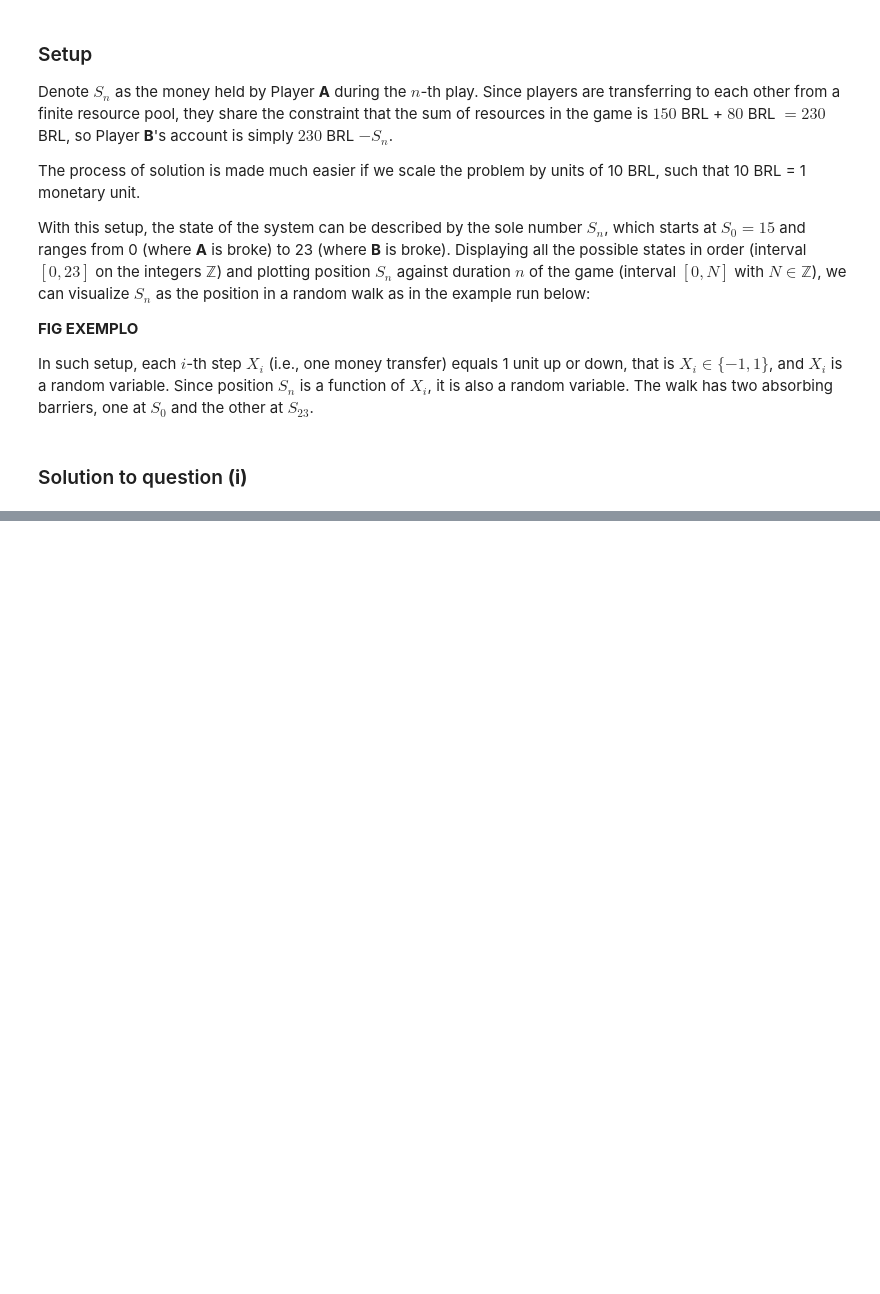
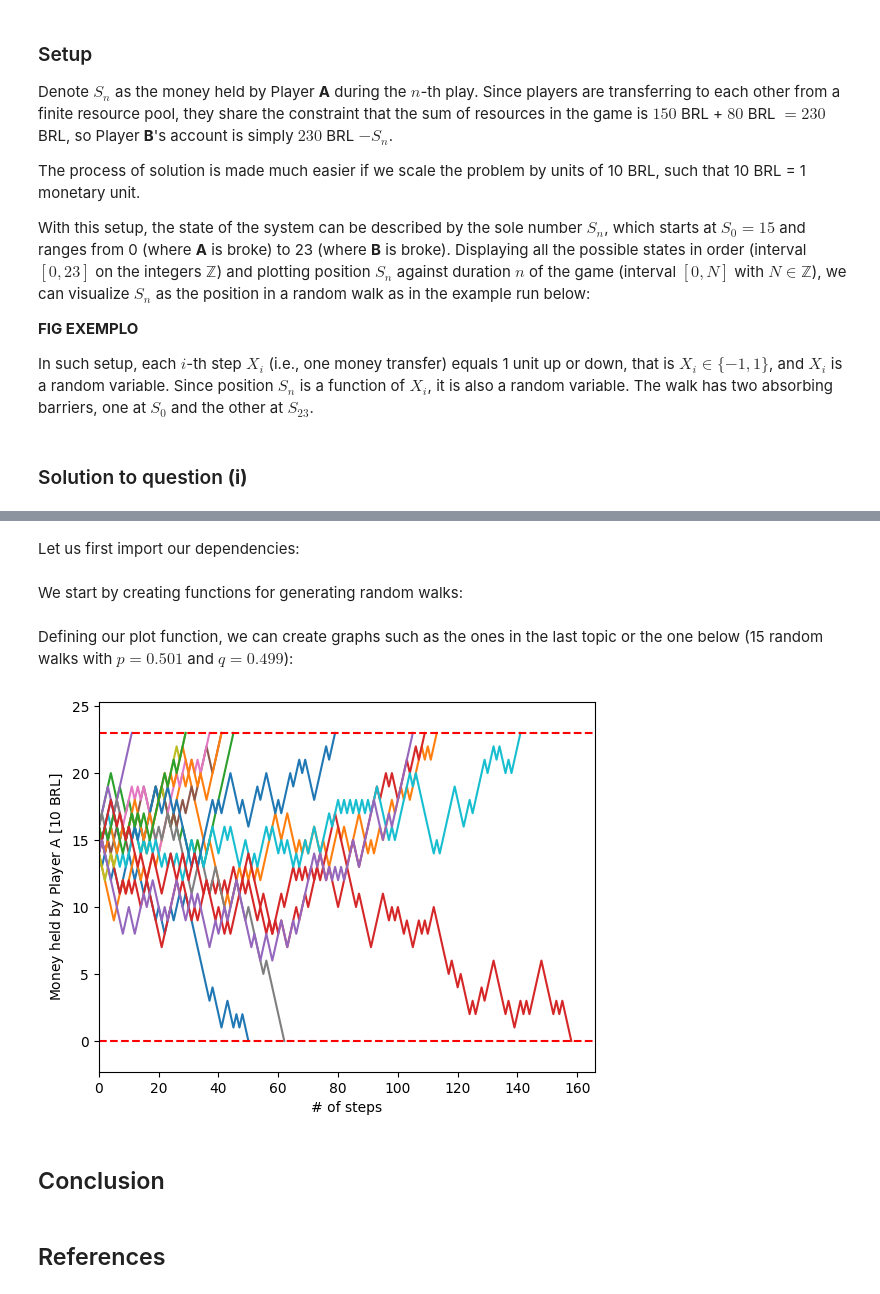
Before and after one commit to hmfelix/asym-rnd-wlk, a Jupyter notebook: asym-rnd-wlk.ipynb, the cells around one changed output, grey strips where cells are left out. Cells and saved outputs as stored; diff of their text form; code cells hidden in the pictures; blank space fills up the shorter version.

```diff
--- a/asym-rnd-wlk.ipynb
+++ b/asym-rnd-wlk.ipynb
@@ -77,0 +193,2 @@ $$P_1^{|}= q + p \cdot (P_1^{|})^2 \,\, \Leftrightarrow \,\, P_1^{|\,\prime}= \f
+# %% [markdown]
+Let us first import our dependencies:
@@ -77,0 +199,2 @@ $$P_1^{|}= q + p \cdot (P_1^{|})^2 \,\, \Leftrightarrow \,\, P_1^{|\,\prime}= \f
+# %% [markdown]
+We start by creating functions for generating random walks:
@@ -77,0 +243,32 @@ $$P_1^{|}= q + p \cdot (P_1^{|})^2 \,\, \Leftrightarrow \,\, P_1^{|\,\prime}= \f
+# %% [markdown]
+Defining our plot function, we can create graphs such as the ones in the last topic or the one below (15 random walks with $p=0.501$ and $q=0.499$):
+# %%
+# function that plots a sequence of walks
+def plot_walks(n, q=1/2, b1=0, b2=23):
+    # n     number of walks to be generated
+    # q     probability of A transferring to B
+    #       (passed to function new_walks)
+    # b1    lower barrier
+    # b2    upper barrier
+
+    # main loop
+    for walk in seq_walks(15, q):
+        plt.plot(walk)
+
+    # plot aesthetics
+    plt.ylim(b1-(b2-b1)*0.1,b2+(b2-b1)*0.1)
+    plt.xlim(0)
+    plt.axhline(y=b1, color='r', linestyle='--')
+    plt.axhline(y=b2, color='r', linestyle='--')
+    plt.xlabel("# of steps")
+    plt.ylabel("Money held by Player A [$10$ BRL]")
+    plt.show()
+    plt.close()
+
+plot_walks(15, q=0.499)
+# %% [output]
+[figure, added]
+# %% [markdown]
+## Conclusion
+# %% [markdown]
+## References
```
Also changed, not shown: parts of 6 cells of this notebook, 1 other file.
